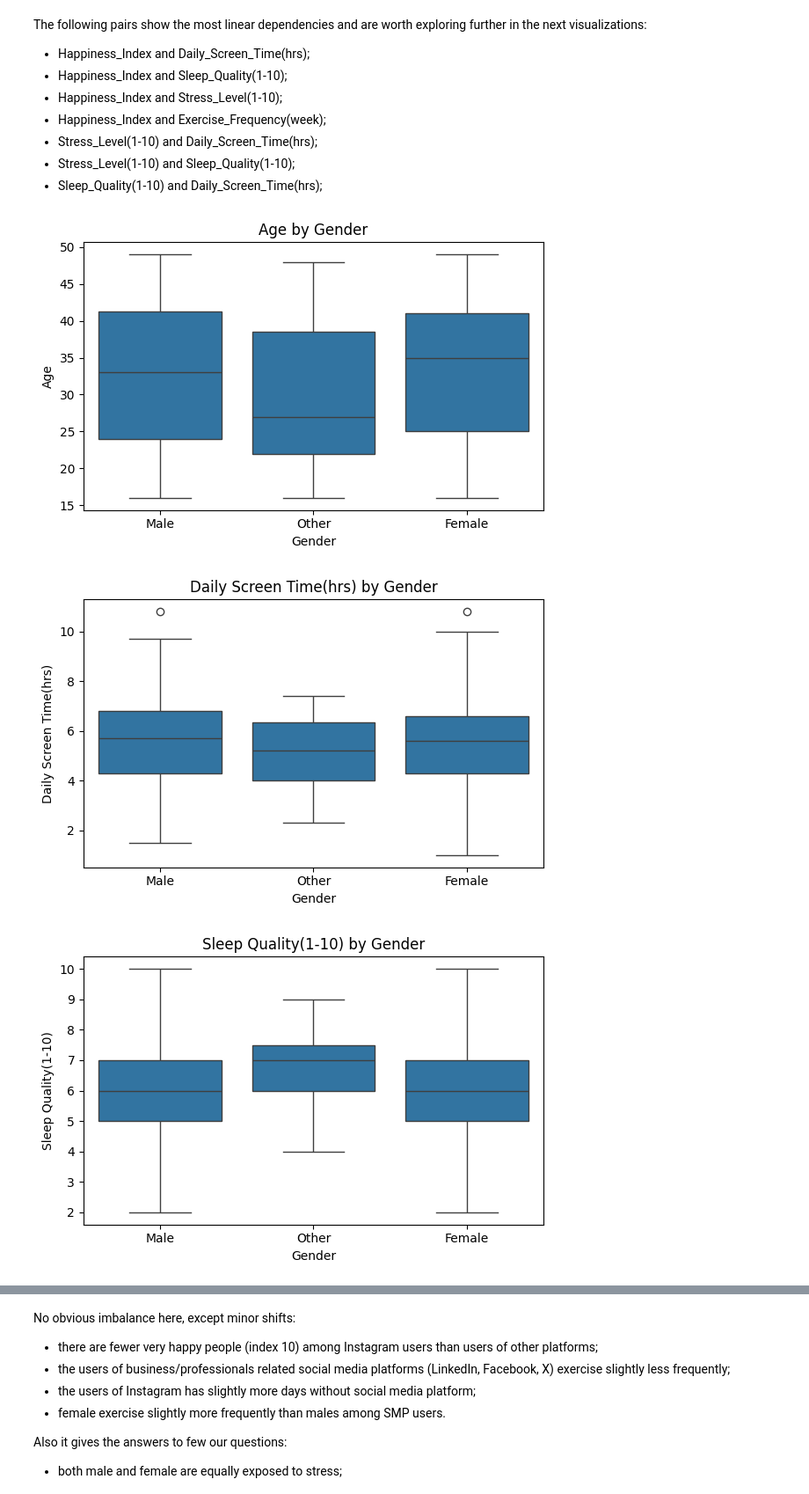
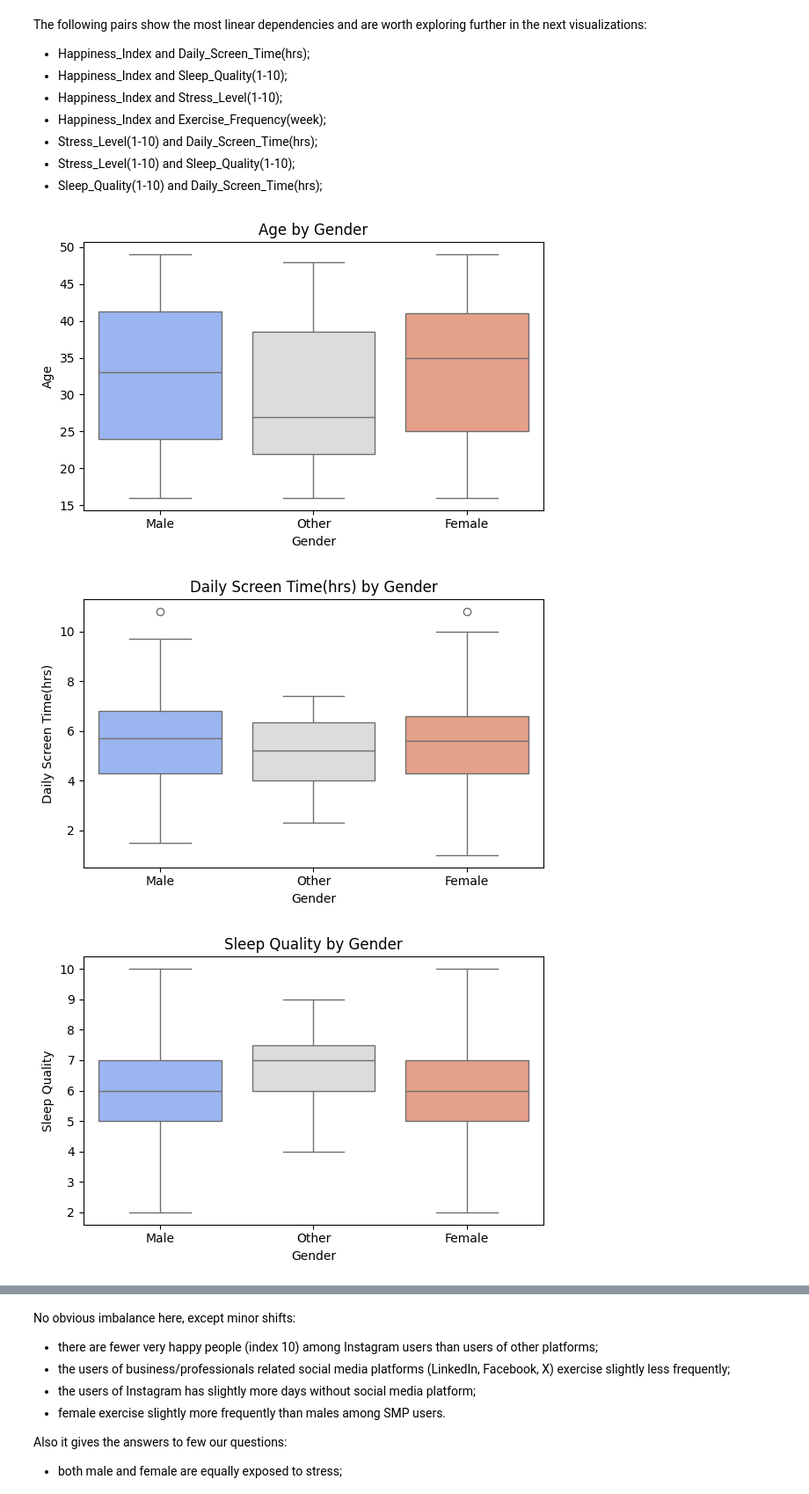
Before and after one commit to vdafeider/data_analysis_social_media_vs_mental_health, a Jupyter notebook: da_social_media_stress.ipynb, the cells around one changed output, grey strips where cells are left out. Shown at 88% size. Cells and saved outputs as stored; diff of their text form; code cells hidden in the pictures.

```diff
--- a/da_social_media_stress.ipynb
+++ b/da_social_media_stress.ipynb
@@ -235,8 +269,8 @@ add_interactions(df).head(3)
 categorical_cols = ['Gender', 'Social_Media_Platform']
 
 # Custom pretty-label function (does NOT modify original df)
-def pretty(text):
-    return text.replace("_", " ")
+def pretty(col):
+    return col.replace('_', ' ').replace('(1-10)', '').strip()
 
 for col in categorical_cols:
 
@@ -247,11 +281,9 @@ for col in categorical_cols:
     sns.barplot(
         x=counts.index,
         y=counts.values,
-        palette="pastel",
+        palette="Blues",
         edgecolor="black"
     )
-
-
 
     # Titles & labels
     plt.title(f"Distribution of {pretty(col)}", fontsize=16, weight="bold")
@@ -267,2 +299,35 @@ for col in categorical_cols:
 # %% [markdown]
 Data has almost equal spread between Male/Female users and Social Media Platforms.
+# %%
+# Now lets explore numerical distributions
+
+# List of numerical columns
+num_cols = ['Days_Without_Social_Media', 'Age',
+            'Sleep_Quality(1-10)', 'Stress_Level(1-10)',
+            'Exercise_Frequency(week)', 'Happiness_Index(1-10)']
+
+# Define age bins and labels
+age_bins = [16, 22, 28, 34, 40, 46, 100]  # 100+ as upper bound
+age_labels = ['16-22', '22-28', '28-34', '34-40', '40-46', '46+']
+
+# Create Age Group column
+df['Age_Group'] = pd.cut(df['Age'], bins=age_bins, labels=age_labels, right=False)
+
+# Loop through columns
+for col in num_cols:
+    plt.figure(figsize=(6,4))
+
+    if col == 'Age':
+        # Use Age_Group instead of raw Age
+        sns.countplot(x='Age_Group', data=df, palette="Blues", edgecolor="black")
+        plt.xlabel("Age Group", fontsize=12)
+        plt.title("Distribution of Age Groups", fontsize=14, weight="bold")
+    else:
+        sns.countplot(x=col, data=df, palette="Blues", edgecolor="black")
+        plt.xlabel(pretty(col), fontsize=12)
+        plt.title(f"Distribution of {pretty(col)}", fontsize=14, weight="bold")
+
+    plt.ylabel("Count", fontsize=12)
+    plt.tight_layout()
+    plt.show()
+    print('\n')
@@ -291,21 +370,21 @@ The following pairs show the most linear dependencies and are worth exploring fu
 # %%
 # Categorical vs numerical boxplots
 categorical_cols = ['Gender', 'Social_Media_Platform']
 
 for cat in categorical_cols:
     for num in numeric_cols:
         plt.figure(figsize=(6, 4))
-        sns.boxplot(x=cat, y=num, data=df)
+        sns.boxplot(x=cat, y=num, data=df, palette="coolwarm")
 
         # Apply pretty labels and title
         plt.xlabel(pretty(cat))
         plt.ylabel(pretty(num))
         plt.title(f'{pretty(num)} by {pretty(cat)}')
 
         plt.tight_layout()
         plt.show()
         print("\n")
 # %% [output]
-[figure, old version]
+[figure, new version]
-[figure, old version]
+[figure, new version]
-[figure, old version]
+[figure, new version]
```
Also changed, not shown: parts of 19 cells of this notebook.
